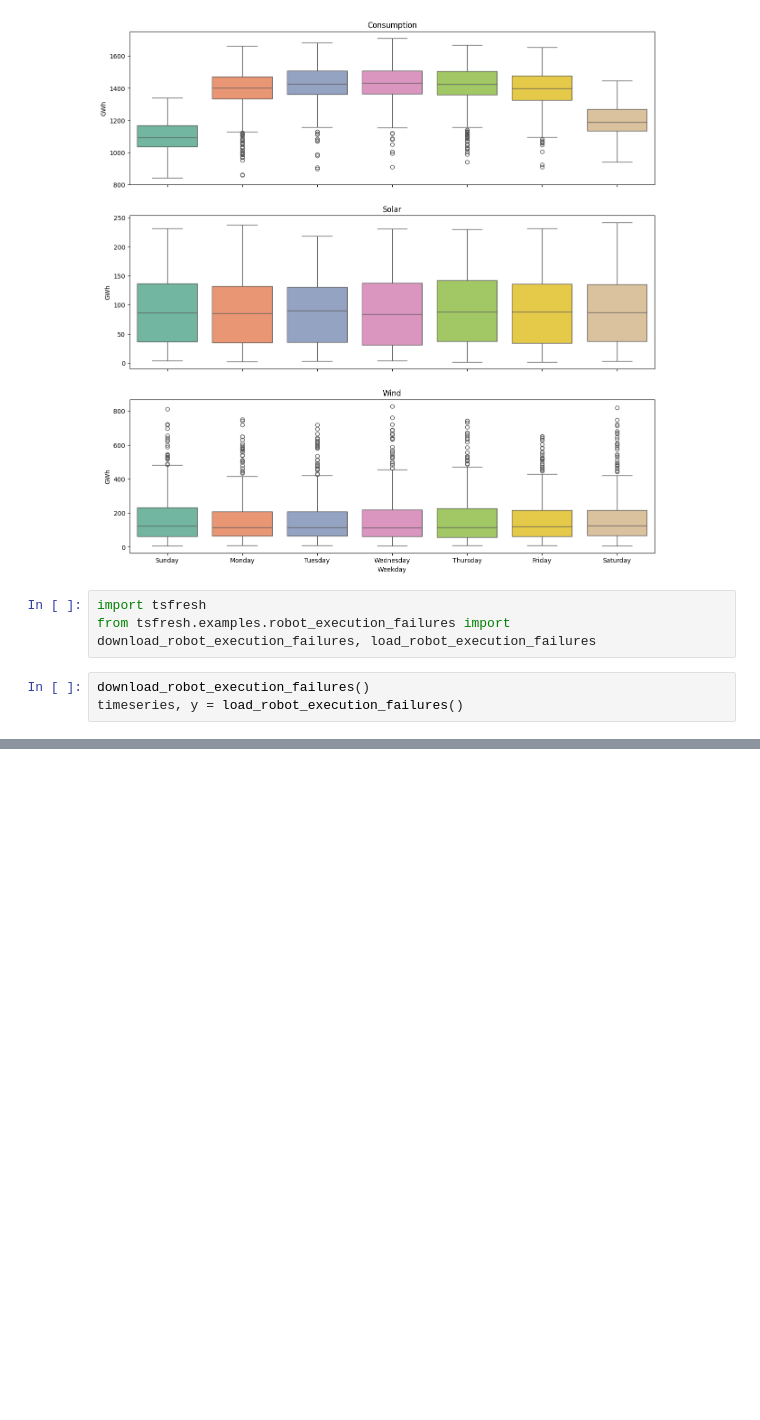
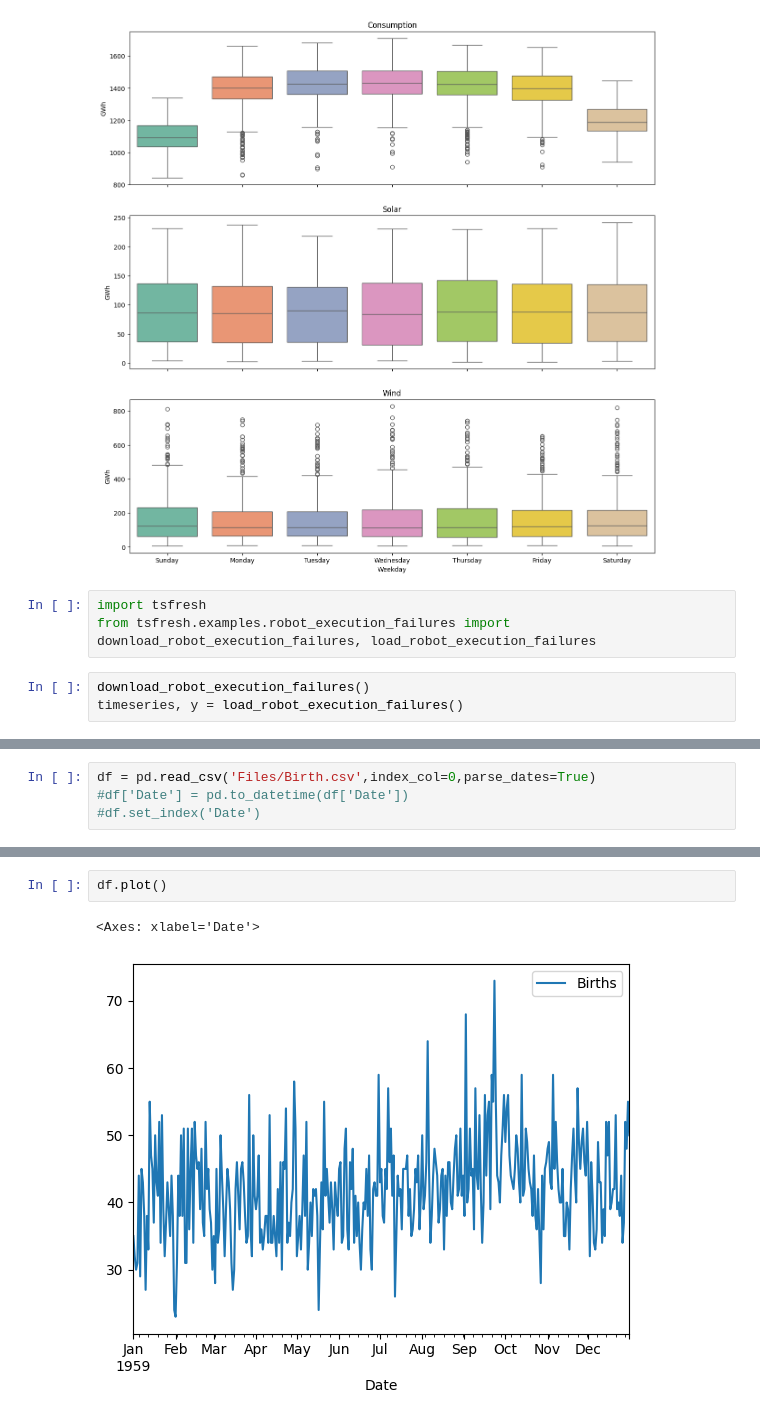
Before and after one commit to olyanos/kfupmCourse, a Jupyter notebook: module3/Day3/Day3.ipynb, the cells around one changed output, grey strips where cells are left out. Saved outputs shown, nothing was run; the diff lists cells and outputs as text; blank space fills up the shorter version.

```diff
--- a/module3/Day3/Day3.ipynb
+++ b/module3/Day3/Day3.ipynb
@@ -136,0 +205,4 @@ normal.plot(x='time',kind = 'line')
+# %%
+df = pd.read_csv('Files/Birth.csv',index_col=0,parse_dates=True)
+#df['Date'] = pd.to_datetime(df['Date'])
+#df.set_index('Date')
@@ -136,0 +242,5 @@ normal.plot(x='time',kind = 'line')
+# %%
+df.plot()
+# %% [output]
+<Axes: xlabel='Date'>
+[figure, added]
```
Also changed, not shown: parts of 22 cells of this notebook, 29 other files.
